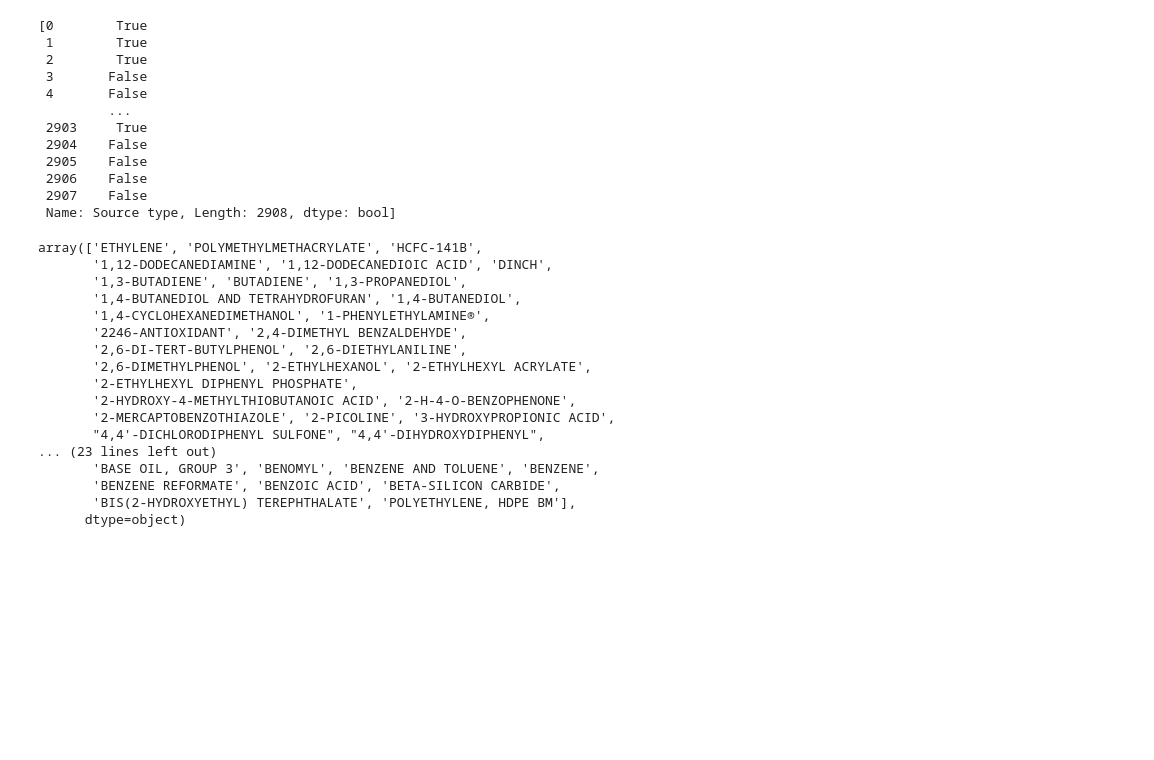
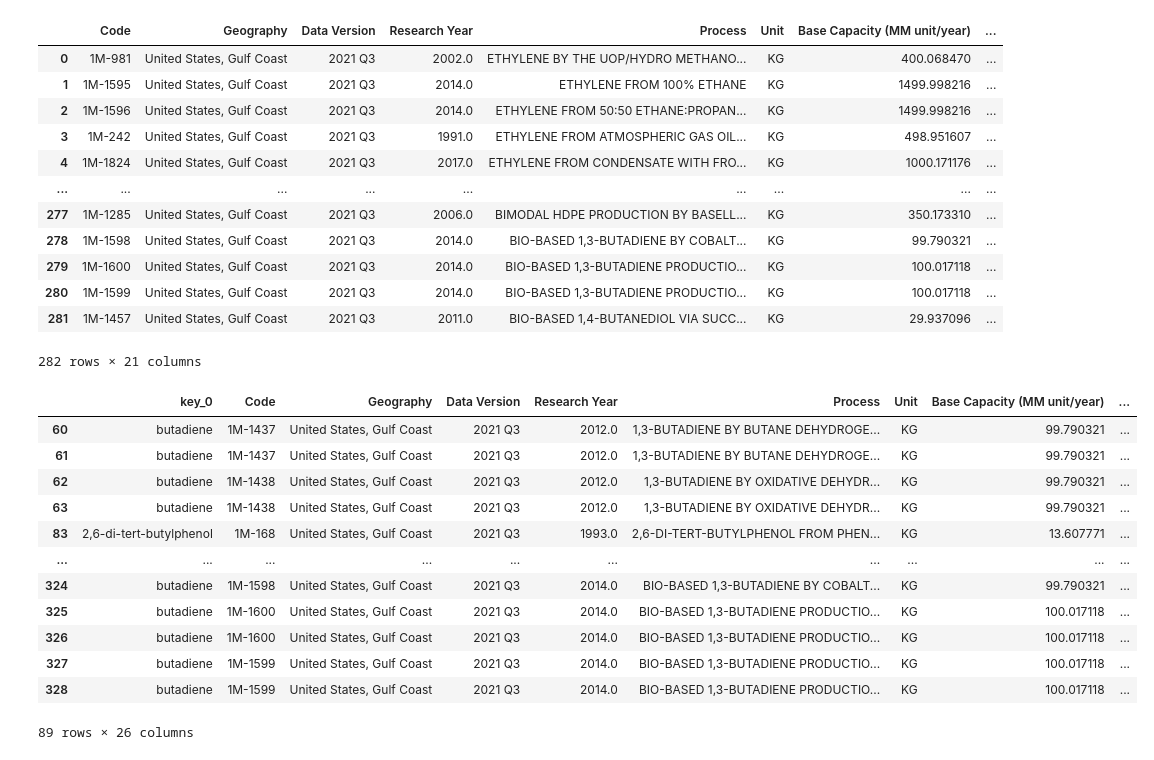
Before and after one commit to luke-scot/emissions-tracking, a Jupyter notebook: notebooks/data-extraction/IHS_emissions.ipynb, the cells around one changed output. Cells and saved outputs as stored; diff of their text form; code cells hidden in the pictures; blank space fills up the shorter version.

```diff
--- a/notebooks/data-extraction/IHS_emissions.ipynb
+++ b/notebooks/data-extraction/IHS_emissions.ipynb
@@ -103,35 +47,16 @@ class EmissionData(object):
-# %%
-[ihs.materials['Source type'] == 'Raw Material']
-# %% [output]
-[0        True
- 1        True
- 2        True
- 3       False
- 4       False
-         ...
- 2903     True
- 2904    False
- 2905    False
- 2906    False
- 2907    False
- Name: Source type, Length: 2908, dtype: bool]
 # %%
-ihs.products.Name.unique()
+ihs.products
 # %% [output]
+|  | Code | Geography | Data Version | Research Year | Process | Unit | Base Capacity (MM unit/year) | ... |
+| 0 | 1M-981 | United States, Gulf Coast | 2021 Q3 | 2002.0 | ETHYLENE BY THE UOP/HYDRO METHANO... | KG | 400.068470 | ... |
+| 1 | 1M-1595 | United States, Gulf Coast | 2021 Q3 | 2014.0 | ETHYLENE FROM 100% ETHANE | KG | 1499.998216 | ... |
+| 2 | 1M-1596 | United States, Gulf Coast | 2021 Q3 | 2014.0 | ETHYLENE FROM 50:50 ETHANE:PROPAN... | KG | 1499.998216 | ... |
+| 3 | 1M-242 | United States, Gulf Coast | 2021 Q3 | 1991.0 | ETHYLENE FROM ATMOSPHERIC GAS OIL... | KG | 498.951607 | ... |
+| 4 | 1M-1824 | United States, Gulf Coast | 2021 Q3 | 2017.0 | ETHYLENE FROM CONDENSATE WITH FRO... | KG | 1000.171176 | ... |
+| ... | ... | ... | ... | ... | ... | ... | ... | ... |
+| 277 | 1M-1285 | United States, Gulf Coast | 2021 Q3 | 2006.0 | BIMODAL HDPE PRODUCTION BY BASELL... | KG | 350.173310 | ... |
+| 278 | 1M-1598 | United States, Gulf Coast | 2021 Q3 | 2014.0 | BIO-BASED 1,3-BUTADIENE BY COBALT... | KG | 99.790321 | ... |
+| 279 | 1M-1600 | United States, Gulf Coast | 2021 Q3 | 2014.0 | BIO-BASED 1,3-BUTADIENE PRODUCTIO... | KG | 100.017118 | ... |
+| 280 | 1M-1599 | United States, Gulf Coast | 2021 Q3 | 2014.0 | BIO-BASED 1,3-BUTADIENE PRODUCTIO... | KG | 100.017118 | ... |
+| 281 | 1M-1457 | United States, Gulf Coast | 2021 Q3 | 2011.0 | BIO-BASED 1,4-BUTANEDIOL VIA SUCC... | KG | 29.937096 | ... |
-array(['ETHYLENE', 'POLYMETHYLMETHACRYLATE', 'HCFC-141B',
-       '1,12-DODECANEDIAMINE', '1,12-DODECANEDIOIC ACID', 'DINCH',
-       '1,3-BUTADIENE', 'BUTADIENE', '1,3-PROPANEDIOL',
-       '1,4-BUTANEDIOL AND TETRAHYDROFURAN', '1,4-BUTANEDIOL',
-       '1,4-CYCLOHEXANEDIMETHANOL', '1-PHENYLETHYLAMINE®',
-       '2246-ANTIOXIDANT', '2,4-DIMETHYL BENZALDEHYDE',
-       '2,6-DI-TERT-BUTYLPHENOL', '2,6-DIETHYLANILINE',
-       '2,6-DIMETHYLPHENOL', '2-ETHYLHEXANOL', '2-ETHYLHEXYL ACRYLATE',
-       '2-ETHYLHEXYL DIPHENYL PHOSPHATE',
-       '2-HYDROXY-4-METHYLTHIOBUTANOIC ACID', '2-H-4-O-BENZOPHENONE',
-       '2-MERCAPTOBENZOTHIAZOLE', '2-PICOLINE', '3-HYDROXYPROPIONIC ACID',
-       "4,4'-DICHLORODIPHENYL SULFONE", "4,4'-DIHYDROXYDIPHENYL",
-... (23 lines left out)
-       'BASE OIL, GROUP 3', 'BENOMYL', 'BENZENE AND TOLUENE', 'BENZENE',
-       'BENZENE REFORMATE', 'BENZOIC ACID', 'BETA-SILICON CARBIDE',
-       'BIS(2-HYDROXYETHYL) TEREPHTHALATE', 'POLYETHYLENE, HDPE BM'],
-      dtype=object)
+282 rows × 21 columns
@@ -137,0 +65,16 @@ array(['ETHYLENE', 'POLYMETHYLMETHACRYLATE', 'HCFC-141B',
+# %%
+merge.dropna()
+# %% [output]
+|  | key_0 | Code | Geography | Data Version | Research Year | Process | Unit | Base Capacity (MM unit/year) | ... |
+| 60 | butadiene | 1M-1437 | United States, Gulf Coast | 2021 Q3 | 2012.0 | 1,3-BUTADIENE BY BUTANE DEHYDROGE... | KG | 99.790321 | ... |
+| 61 | butadiene | 1M-1437 | United States, Gulf Coast | 2021 Q3 | 2012.0 | 1,3-BUTADIENE BY BUTANE DEHYDROGE... | KG | 99.790321 | ... |
+| 62 | butadiene | 1M-1438 | United States, Gulf Coast | 2021 Q3 | 2012.0 | 1,3-BUTADIENE BY OXIDATIVE DEHYDR... | KG | 99.790321 | ... |
+| 63 | butadiene | 1M-1438 | United States, Gulf Coast | 2021 Q3 | 2012.0 | 1,3-BUTADIENE BY OXIDATIVE DEHYDR... | KG | 99.790321 | ... |
+| 83 | 2,6-di-tert-butylphenol | 1M-168 | United States, Gulf Coast | 2021 Q3 | 1993.0 | 2,6-DI-TERT-BUTYLPHENOL FROM PHEN... | KG | 13.607771 | ... |
+| ... | ... | ... | ... | ... | ... | ... | ... | ... | ... |
+| 324 | butadiene | 1M-1598 | United States, Gulf Coast | 2021 Q3 | 2014.0 | BIO-BASED 1,3-BUTADIENE BY COBALT... | KG | 99.790321 | ... |
+| 325 | butadiene | 1M-1600 | United States, Gulf Coast | 2021 Q3 | 2014.0 | BIO-BASED 1,3-BUTADIENE PRODUCTIO... | KG | 100.017118 | ... |
+| 326 | butadiene | 1M-1600 | United States, Gulf Coast | 2021 Q3 | 2014.0 | BIO-BASED 1,3-BUTADIENE PRODUCTIO... | KG | 100.017118 | ... |
+| 327 | butadiene | 1M-1599 | United States, Gulf Coast | 2021 Q3 | 2014.0 | BIO-BASED 1,3-BUTADIENE PRODUCTIO... | KG | 100.017118 | ... |
+| 328 | butadiene | 1M-1599 | United States, Gulf Coast | 2021 Q3 | 2014.0 | BIO-BASED 1,3-BUTADIENE PRODUCTIO... | KG | 100.017118 | ... |
+89 rows × 26 columns
```
Also changed, not shown: parts of 6 cells of this notebook, 1 other file.
